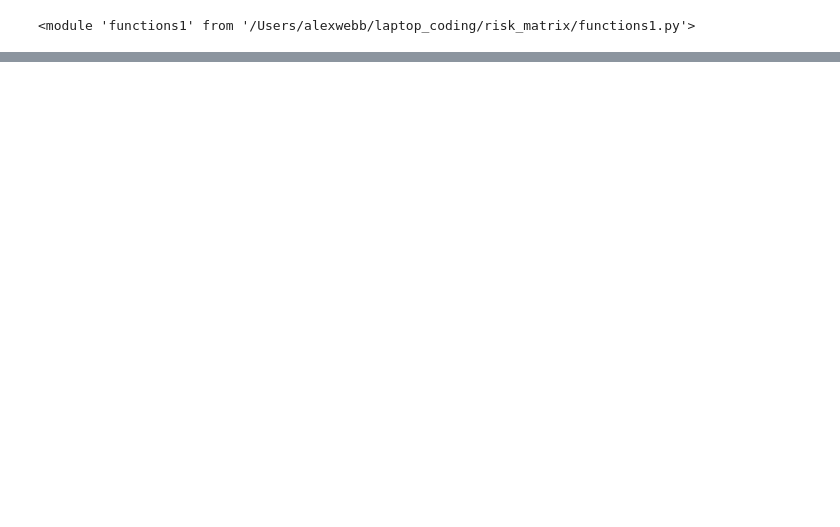
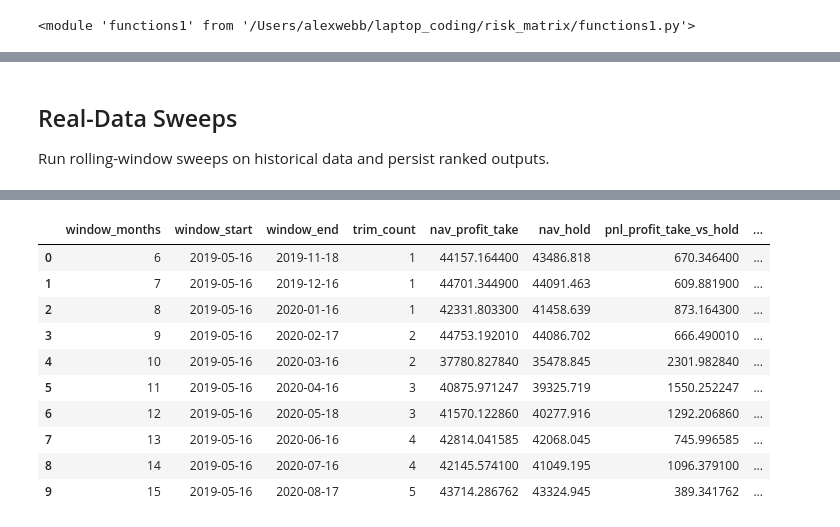
Before and after one commit to nimchimpski/GeoQuant, a Jupyter notebook: various/backtest.ipynb, the cells around one changed output, grey strips where cells are left out. Saved outputs shown, nothing was run; the diff lists cells and outputs as text; code cells hidden in the pictures; blank space fills up the shorter version.

```diff
--- a/various/backtest.ipynb
+++ b/various/backtest.ipynb
@@ -155,0 +124,42 @@ plt.show()
+# %% [markdown]
+## Real-Data Sweeps
+Run rolling-window sweeps on historical data and persist ranked outputs.
+# %%
+import importlib
+import scripts.sample_window_sweep as sws
+
+importlib.reload(sws)
+from scripts.sample_window_sweep import (
+    SweepConfig,
+    sweep_sample_windows,
+    save_sweep_results,
+)
+
+cfg = SweepConfig(
+    position=position,
+    trim_pct=trim_pct,
+    take_profit_pct=take_profit_pct,
+    min_months=min_months,
+)
+print(s.index[0],  s.index[-1])
+sweep_df = sweep_sample_windows(s, ticker=ticker, config=cfg)
+
+out_path = f"../cache/sweeps/{ticker.replace('.', '_')}_sample_window_sweep.parquet"
+if sweep_df.empty:
+    print("No sweep windows were produced.")
+else:
+    saved_path = save_sweep_results(sweep_df, out_path)
+    print(f"Saved {len(sweep_df)} rows to: {saved_path}")
+    display(
+        sweep_df[[
+            "window_months",
+            "window_start",
+            "window_end",
+            "trim_count",
+            "nav_profit_take",
+            "nav_hold",
+            "pnl_profit_take_vs_hold",
+            "outperform_hold",
+        ]].head(10)
+    )
+# %% [output]
@@ -155,0 +168,11 @@ plt.show()
+|  | window_months | window_start | window_end | trim_count | nav_profit_take | nav_hold | pnl_profit_take_vs_hold | ... |
+| 0 | 6 | 2019-05-16 | 2019-11-18 | 1 | 44157.164400 | 43486.818 | 670.346400 | ... |
+| 1 | 7 | 2019-05-16 | 2019-12-16 | 1 | 44701.344900 | 44091.463 | 609.881900 | ... |
+| 2 | 8 | 2019-05-16 | 2020-01-16 | 1 | 42331.803300 | 41458.639 | 873.164300 | ... |
+| 3 | 9 | 2019-05-16 | 2020-02-17 | 2 | 44753.192010 | 44086.702 | 666.490010 | ... |
+| 4 | 10 | 2019-05-16 | 2020-03-16 | 2 | 37780.827840 | 35478.845 | 2301.982840 | ... |
+| 5 | 11 | 2019-05-16 | 2020-04-16 | 3 | 40875.971247 | 39325.719 | 1550.252247 | ... |
+| 6 | 12 | 2019-05-16 | 2020-05-18 | 3 | 41570.122860 | 40277.916 | 1292.206860 | ... |
+| 7 | 13 | 2019-05-16 | 2020-06-16 | 4 | 42814.041585 | 42068.045 | 745.996585 | ... |
+| 8 | 14 | 2019-05-16 | 2020-07-16 | 4 | 42145.574100 | 41049.195 | 1096.379100 | ... |
+| 9 | 15 | 2019-05-16 | 2020-08-17 | 5 | 43714.286762 | 43324.945 | 389.341762 | ... |
```
Also changed, not shown: parts of 25 cells of this notebook.
